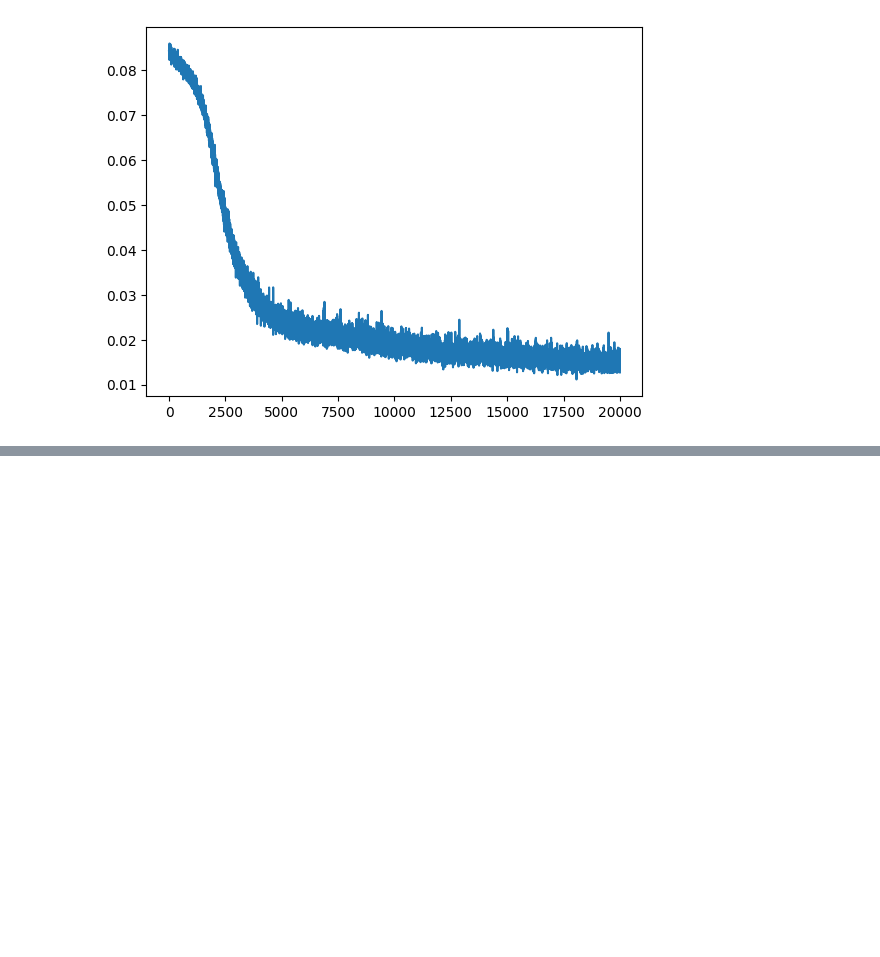
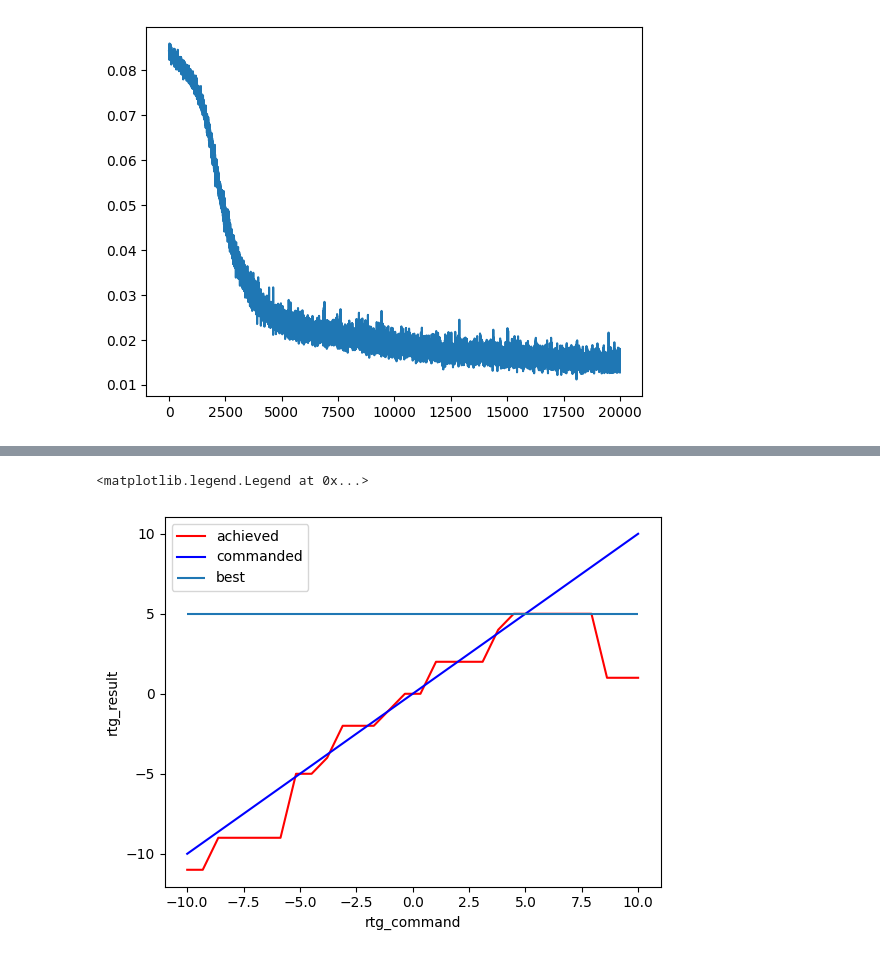
Before and after one commit to Shayan-P/RL-credit-assignment-experiment, a Jupyter notebook: experiment_notebooks/decision-transformer-interface.ipynb, the cells around one changed output, grey strips where cells are left out. Cells and saved outputs as stored; diff of their text form; code cells hidden in the pictures; blank space fills up the shorter version.

```diff
--- a/experiment_notebooks/decision-transformer-interface.ipynb
+++ b/experiment_notebooks/decision-transformer-interface.ipynb
@@ -172,0 +294,40 @@ report.sort_values(by=['train/iteration', 'train/update_idx']).reset_index()['tr
+# %%
+# main plot. command vs return
+
+from tqdm.notebook import tqdm
+
+rtg_command = np.linspace(config.rtg_range_check[0], config.rtg_range_check[1], 30)
+
+rtg_result = []
+
+for rtg in tqdm(rtg_command):
+	res = evaluate_on_env(
+		model=model_s4,
+		traj_dataset=traj_dataset,
+		device=device,
+		context_len=config.context_len,
+		env=env,
+		rtg_target=rtg,
+		num_eval_ep=config.num_eval_ep
+	)
+	rtg_result.append(res['eval/avg_reward'])
+
+plt.plot(rtg_command, rtg_result, 'r')
+plt.plot(rtg_command, rtg_command, 'b')
+plt.xlabel("rtg_command")
+plt.ylabel("rtg_result")
+
+
+########################## specific to RandomWalk
+import networkx as nx
+
+shortest_path = nx.shortest_path(env.G, env.starting_vertex, env.ending_vertex, weight='weight')
+best_score = env.reach_the_goal_reward - sum(env.G[a][b]['weight'] for a, b in zip(shortest_path[:-1], shortest_path[1:]))
+
+plt.hlines(best_score, config.rtg_range_check[0], config.rtg_range_check[1])
+########################## specific to RandomWalk
+
+plt.legend(["achieved", "commanded", "best"])
+# %% [output]
+<matplotlib.legend.Legend at 0x...>
+[figure, added]
```
Also changed, not shown: parts of 12 cells of this notebook, 1 other file.
